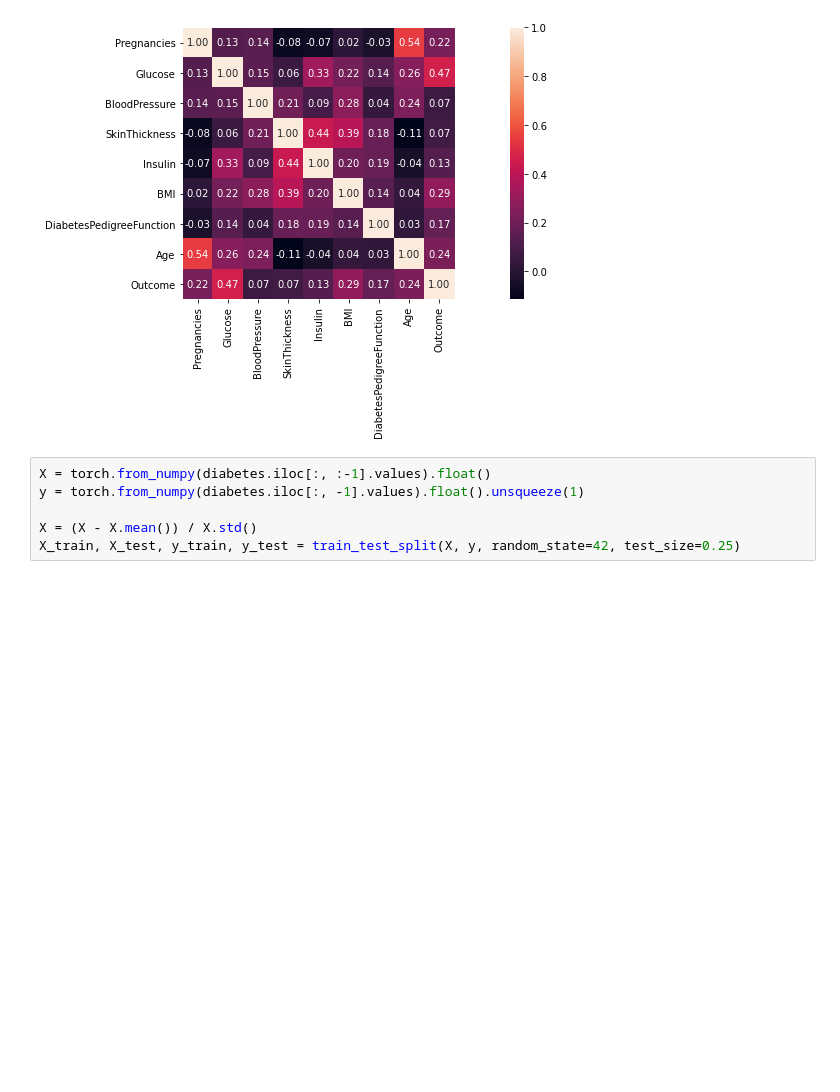
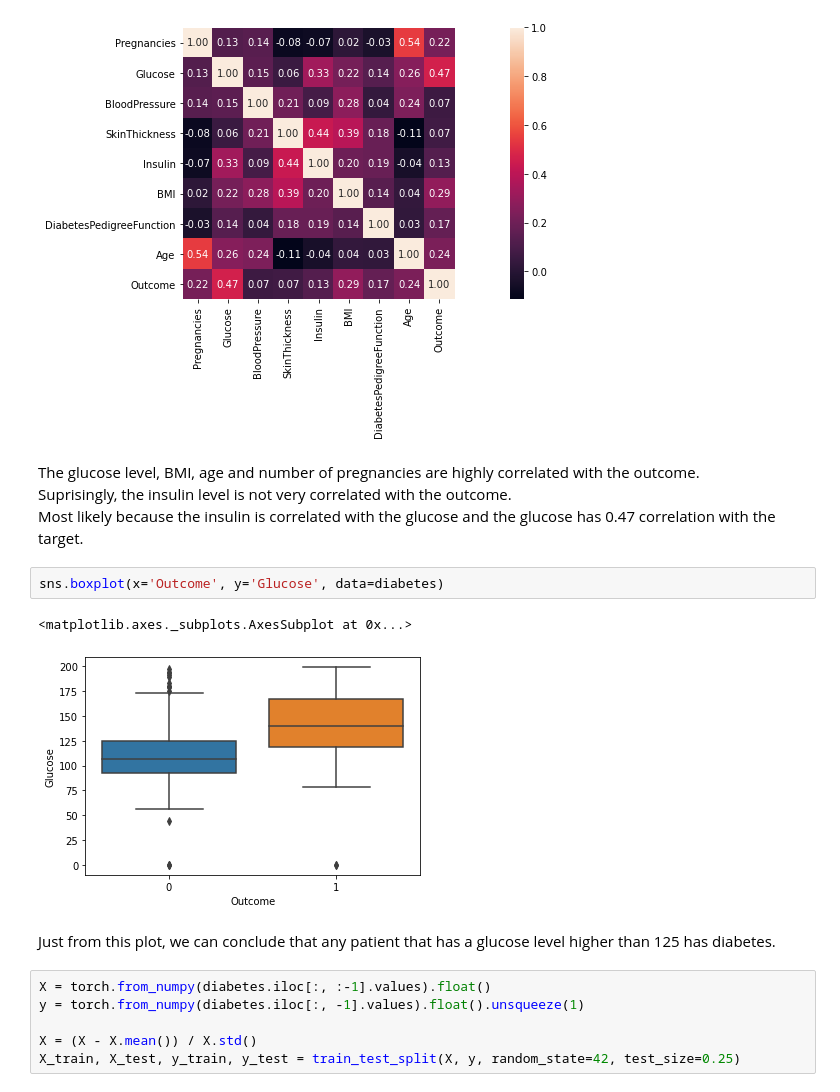
Before and after one commit to ConsciousML/Logistic-Regression-from-scratch, a Jupyter notebook: Logistic Regression.ipynb, the cells around one changed output. Saved outputs shown, nothing was run; the diff lists cells and outputs as text; blank space fills up the shorter version.

Commit message:
add boxplot (glucose, outcome)

```diff
--- a/Logistic Regression.ipynb
+++ b/Logistic Regression.ipynb
@@ -45,6 +47,17 @@ sns.heatmap(diabetes.corr(), annot=True, square=True, fmt='0.2f')
 # %% [output]
 <matplotlib.axes._subplots.AxesSubplot at 0x...>
 [figure]
+# %% [markdown]
+The glucose level, BMI, age and number of pregnancies are highly correlated with the outcome.<br>
+Suprisingly, the insulin level is not very correlated with the outcome.<br>
+Most likely because the insulin is correlated with the glucose and the glucose has 0.47 correlation with the target.
+# %%
+sns.boxplot(x='Outcome', y='Glucose', data=diabetes)
+# %% [output]
+<matplotlib.axes._subplots.AxesSubplot at 0x...>
+[figure, added]
+# %% [markdown]
+Just from this plot, we can conclude that any patient that has a glucose level higher than 125 has diabetes.
 # %%
 X = torch.from_numpy(diabetes.iloc[:, :-1].values).float()
 y = torch.from_numpy(diabetes.iloc[:, -1].values).float().unsqueeze(1)
```
Also changed, not shown: parts of 1 cell of this notebook.
